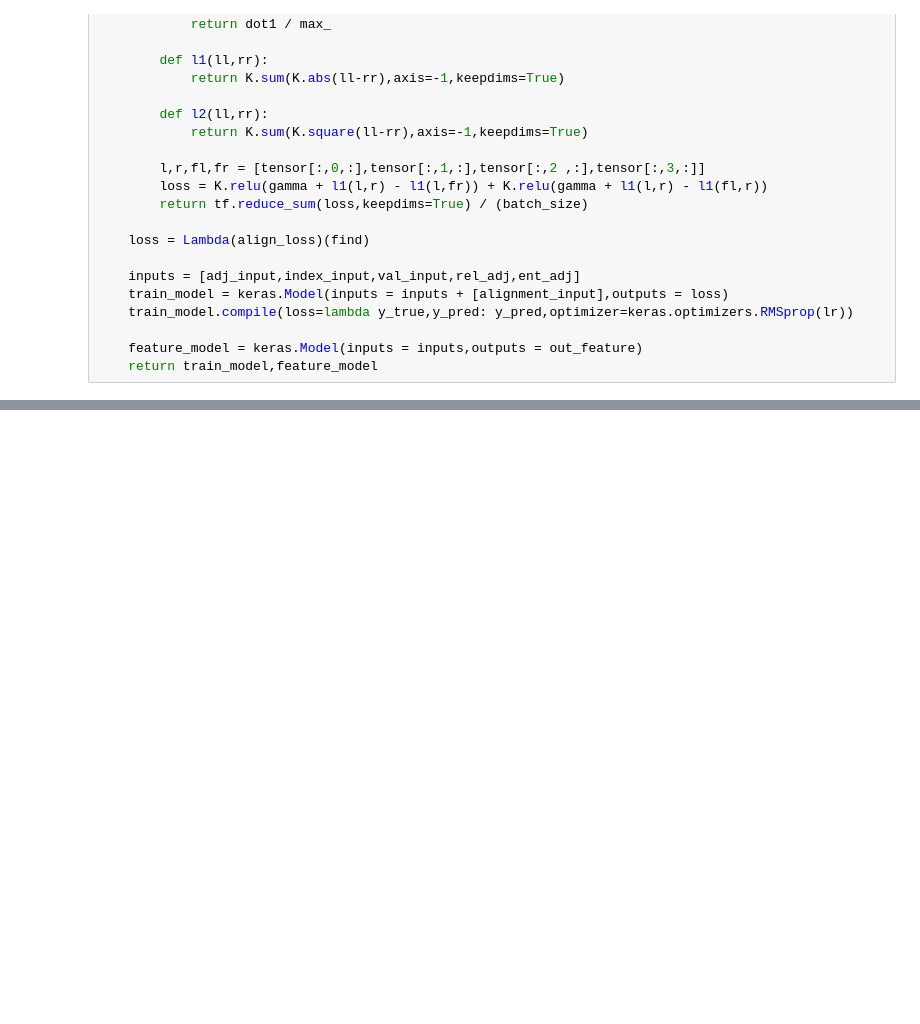
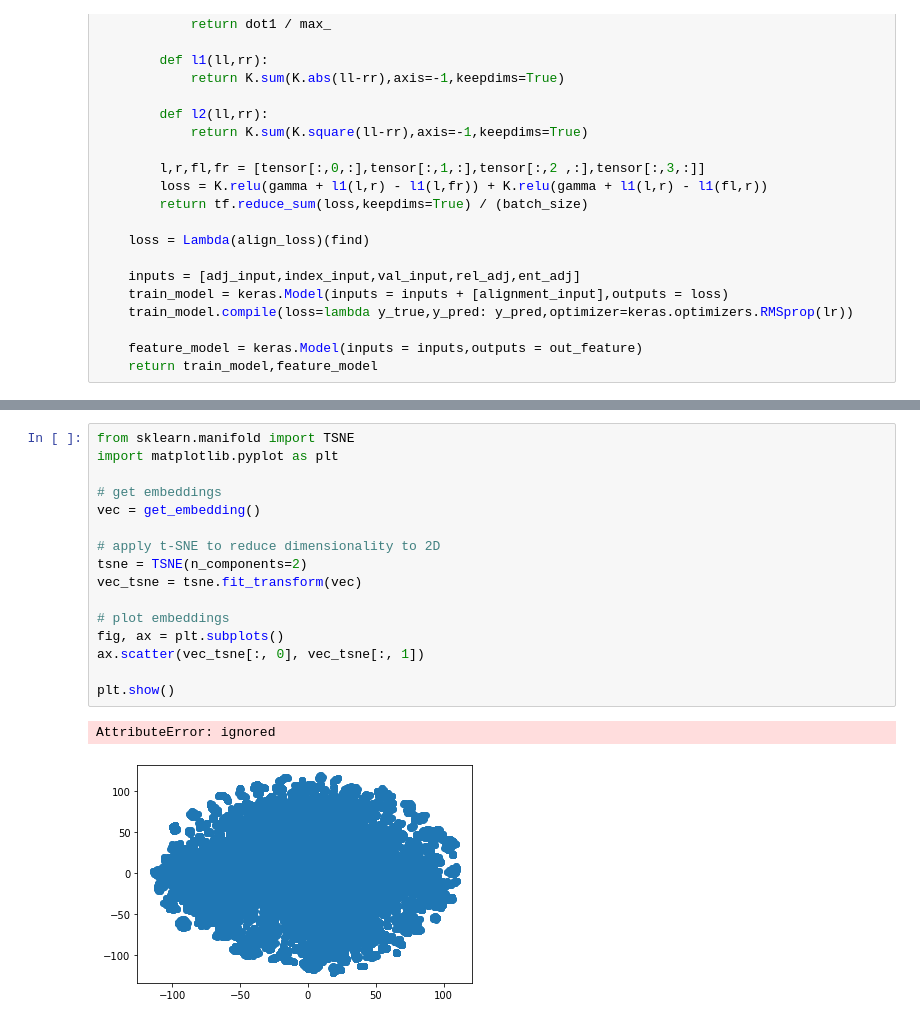
Before and after one commit to abramed/RREA, a Jupyter notebook: CIKM/RREA.ipynb, the cells around one changed output, grey strips where cells are left out. Saved outputs shown, nothing was run; the diff lists cells and outputs as text; blank space fills up the shorter version.

```diff
--- a/CIKM/RREA.ipynb
+++ b/CIKM/RREA.ipynb
@@ -201,0 +272,19 @@ for turn in range(5):
+# %%
+from sklearn.manifold import TSNE
+import matplotlib.pyplot as plt
+
+# get embeddings
+vec = get_embedding()
+
+# apply t-SNE to reduce dimensionality to 2D
+tsne = TSNE(n_components=2)
+vec_tsne = tsne.fit_transform(vec)
+
+# plot embeddings
+fig, ax = plt.subplots()
+ax.scatter(vec_tsne[:, 0], vec_tsne[:, 1])
+
+plt.show()
+# %% [output]
+AttributeError: ignored
+[figure, added]
```
Also changed, not shown: parts of 7 cells of this notebook.
